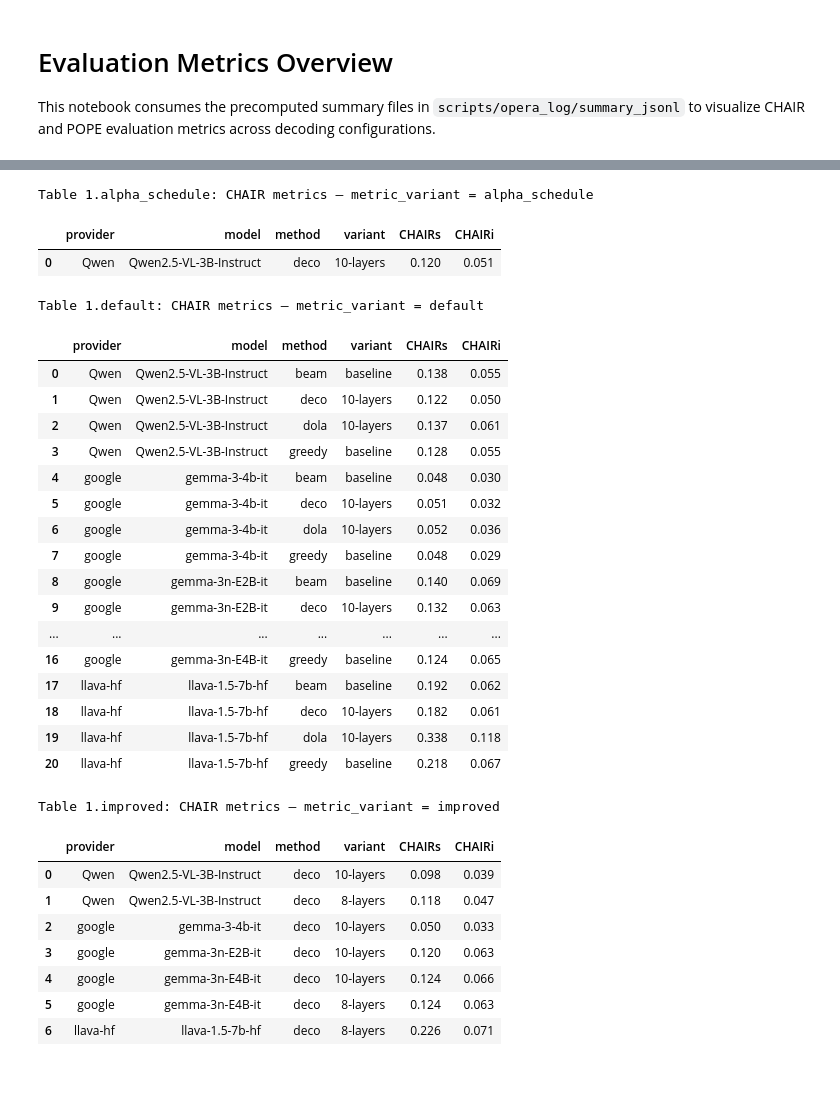
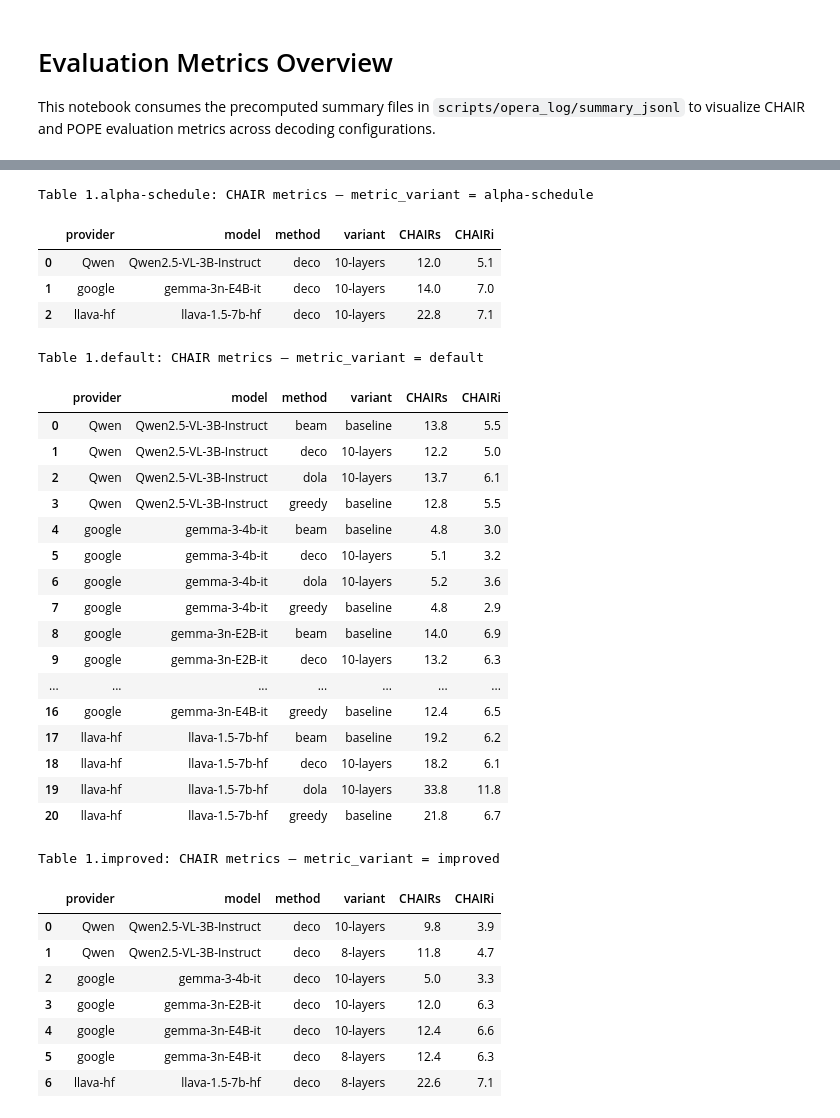
Before and after one commit to mayflower6157/Efficient-HA, a Jupyter notebook: scripts/notebook/visualization.ipynb, the cells around one changed output, grey strips where cells are left out. Saved outputs shown, nothing was run; the diff lists cells and outputs as text; code cells hidden in the pictures; blank space fills up the shorter version.

```diff
--- a/scripts/notebook/visualization.ipynb
+++ b/scripts/notebook/visualization.ipynb
@@ -43,6 +51,13 @@ def format_decoding_label(method: str, variant: str) -> str:
     return f"{method} ({pretty_variant})"
 
 
+def scale_metric_coumns(df: pd.DataFrame, columns: list[str]) -> pd.DataFrame:
+    for column in columns:
+        if column in df.columns:
+            df[column] = df[column].astype(float) * 100
+    return df
+
+
 def load_chair_summary(summary_root: Path) -> pd.DataFrame:
     df = load_jsonl(summary_root / "chair_summary.jsonl")
     if df.empty:
@@ -50,6 +65,7 @@ def load_chair_summary(summary_root: Path) -> pd.DataFrame:
     df["variant"] = df["variant"].fillna("baseline")
     df["metric_variant"] = df["metric_variant"].fillna("default")
     df["decoding"] = df.apply(lambda row: format_decoding_label(row["method"], row["variant"]), axis=1)
+    df = scale_metric_columns(df, ["CHAIRs", "CHAIRi", "Recall", "Len"])
     return df
 
 
@@ -60,6 +76,7 @@ def load_pope_summary(summary_root: Path) -> pd.DataFrame:
     df["variant"] = df["variant"].fillna("baseline")
     df["metric_variant"] = df["metric_variant"].fillna("default")
     df["decoding"] = df.apply(lambda row: format_decoding_label(row["method"], row["variant"]), axis=1)
+    df = scale_metric_columns(df, ["accuracy", "f1_weighted", "precision_weighted", "recall_weighted"])
     return df
 # %%
 REPO_ROOT, SUMMARY_ROOT = resolve_paths()
@@ -173,53 +190,55 @@ display(pope_overview)
 # %%
 chair_table = (
     chair_df
     .sort_values(["metric_variant", "provider", "model", "method", "variant"])    [["metric_variant", "provider", "model", "method", "variant", "CHAIRs", "CHAIRi"]]
 )
 
 def display_chair_tables(df: pd.DataFrame):
     for metric_variant, subset in df.groupby("metric_variant"):
         styled = (
             subset.drop(columns="metric_variant")
             .reset_index(drop=True)
             .style
-            .format({"CHAIRs": "{:.3f}", "CHAIRi": "{:.3f}"})
+            .format({"CHAIRs": "{:.1f}", "CHAIRi": "{:.1f}"})
             .set_caption(f"Table 1.{metric_variant}: CHAIR metrics — metric_variant = {metric_variant}")
         )
         display(styled)
 
 
 display_chair_tables(chair_table)
 # %% [output]
-Table 1.alpha_schedule: CHAIR metrics — metric_variant = alpha_schedule
+Table 1.alpha-schedule: CHAIR metrics — metric_variant = alpha-schedule
 |  | provider | model | method | variant | CHAIRs | CHAIRi |
-| 0 | Qwen | Qwen2.5-VL-3B-Instruct | deco | 10-layers | 0.120 | 0.051 |
+| 0 | Qwen | Qwen2.5-VL-3B-Instruct | deco | 10-layers | 12.0 | 5.1 |
+| 1 | google | gemma-3n-E4B-it | deco | 10-layers | 14.0 | 7.0 |
+| 2 | llava-hf | llava-1.5-7b-hf | deco | 10-layers | 22.8 | 7.1 |
 Table 1.default: CHAIR metrics — metric_variant = default
 |  | provider | model | method | variant | CHAIRs | CHAIRi |
-| 0 | Qwen | Qwen2.5-VL-3B-Instruct | beam | baseline | 0.138 | 0.055 |
-| 1 | Qwen | Qwen2.5-VL-3B-Instruct | deco | 10-layers | 0.122 | 0.050 |
-| 2 | Qwen | Qwen2.5-VL-3B-Instruct | dola | 10-layers | 0.137 | 0.061 |
-| 3 | Qwen | Qwen2.5-VL-3B-Instruct | greedy | baseline | 0.128 | 0.055 |
-| 4 | google | gemma-3-4b-it | beam | baseline | 0.048 | 0.030 |
-| 5 | google | gemma-3-4b-it | deco | 10-layers | 0.051 | 0.032 |
-| 6 | google | gemma-3-4b-it | dola | 10-layers | 0.052 | 0.036 |
-| 7 | google | gemma-3-4b-it | greedy | baseline | 0.048 | 0.029 |
-| 8 | google | gemma-3n-E2B-it | beam | baseline | 0.140 | 0.069 |
-| 9 | google | gemma-3n-E2B-it | deco | 10-layers | 0.132 | 0.063 |
+| 0 | Qwen | Qwen2.5-VL-3B-Instruct | beam | baseline | 13.8 | 5.5 |
+| 1 | Qwen | Qwen2.5-VL-3B-Instruct | deco | 10-layers | 12.2 | 5.0 |
+| 2 | Qwen | Qwen2.5-VL-3B-Instruct | dola | 10-layers | 13.7 | 6.1 |
+| 3 | Qwen | Qwen2.5-VL-3B-Instruct | greedy | baseline | 12.8 | 5.5 |
+| 4 | google | gemma-3-4b-it | beam | baseline | 4.8 | 3.0 |
+| 5 | google | gemma-3-4b-it | deco | 10-layers | 5.1 | 3.2 |
+| 6 | google | gemma-3-4b-it | dola | 10-layers | 5.2 | 3.6 |
+| 7 | google | gemma-3-4b-it | greedy | baseline | 4.8 | 2.9 |
+| 8 | google | gemma-3n-E2B-it | beam | baseline | 14.0 | 6.9 |
+| 9 | google | gemma-3n-E2B-it | deco | 10-layers | 13.2 | 6.3 |
 | ... | ... | ... | ... | ... | ... | ... |
-| 16 | google | gemma-3n-E4B-it | greedy | baseline | 0.124 | 0.065 |
-| 17 | llava-hf | llava-1.5-7b-hf | beam | baseline | 0.192 | 0.062 |
-| 18 | llava-hf | llava-1.5-7b-hf | deco | 10-layers | 0.182 | 0.061 |
-| 19 | llava-hf | llava-1.5-7b-hf | dola | 10-layers | 0.338 | 0.118 |
-| 20 | llava-hf | llava-1.5-7b-hf | greedy | baseline | 0.218 | 0.067 |
+| 16 | google | gemma-3n-E4B-it | greedy | baseline | 12.4 | 6.5 |
+| 17 | llava-hf | llava-1.5-7b-hf | beam | baseline | 19.2 | 6.2 |
+| 18 | llava-hf | llava-1.5-7b-hf | deco | 10-layers | 18.2 | 6.1 |
+| 19 | llava-hf | llava-1.5-7b-hf | dola | 10-layers | 33.8 | 11.8 |
+| 20 | llava-hf | llava-1.5-7b-hf | greedy | baseline | 21.8 | 6.7 |
 Table 1.improved: CHAIR metrics — metric_variant = improved
 |  | provider | model | method | variant | CHAIRs | CHAIRi |
-| 0 | Qwen | Qwen2.5-VL-3B-Instruct | deco | 10-layers | 0.098 | 0.039 |
-| 1 | Qwen | Qwen2.5-VL-3B-Instruct | deco | 8-layers | 0.118 | 0.047 |
-| 2 | google | gemma-3-4b-it | deco | 10-layers | 0.050 | 0.033 |
-| 3 | google | gemma-3n-E2B-it | deco | 10-layers | 0.120 | 0.063 |
-| 4 | google | gemma-3n-E4B-it | deco | 10-layers | 0.124 | 0.066 |
-| 5 | google | gemma-3n-E4B-it | deco | 8-layers | 0.124 | 0.063 |
-| 6 | llava-hf | llava-1.5-7b-hf | deco | 8-layers | 0.226 | 0.071 |
+| 0 | Qwen | Qwen2.5-VL-3B-Instruct | deco | 10-layers | 9.8 | 3.9 |
+| 1 | Qwen | Qwen2.5-VL-3B-Instruct | deco | 8-layers | 11.8 | 4.7 |
+| 2 | google | gemma-3-4b-it | deco | 10-layers | 5.0 | 3.3 |
+| 3 | google | gemma-3n-E2B-it | deco | 10-layers | 12.0 | 6.3 |
+| 4 | google | gemma-3n-E4B-it | deco | 10-layers | 12.4 | 6.6 |
+| 5 | google | gemma-3n-E4B-it | deco | 8-layers | 12.4 | 6.3 |
+| 6 | llava-hf | llava-1.5-7b-hf | deco | 8-layers | 22.6 | 7.1 |
 # %%
 for metric_variant, subset in chair_df.groupby("metric_variant"):
     chair_long = subset.melt(
```
Also changed, not shown: parts of 7 cells of this notebook, 10 other files.
